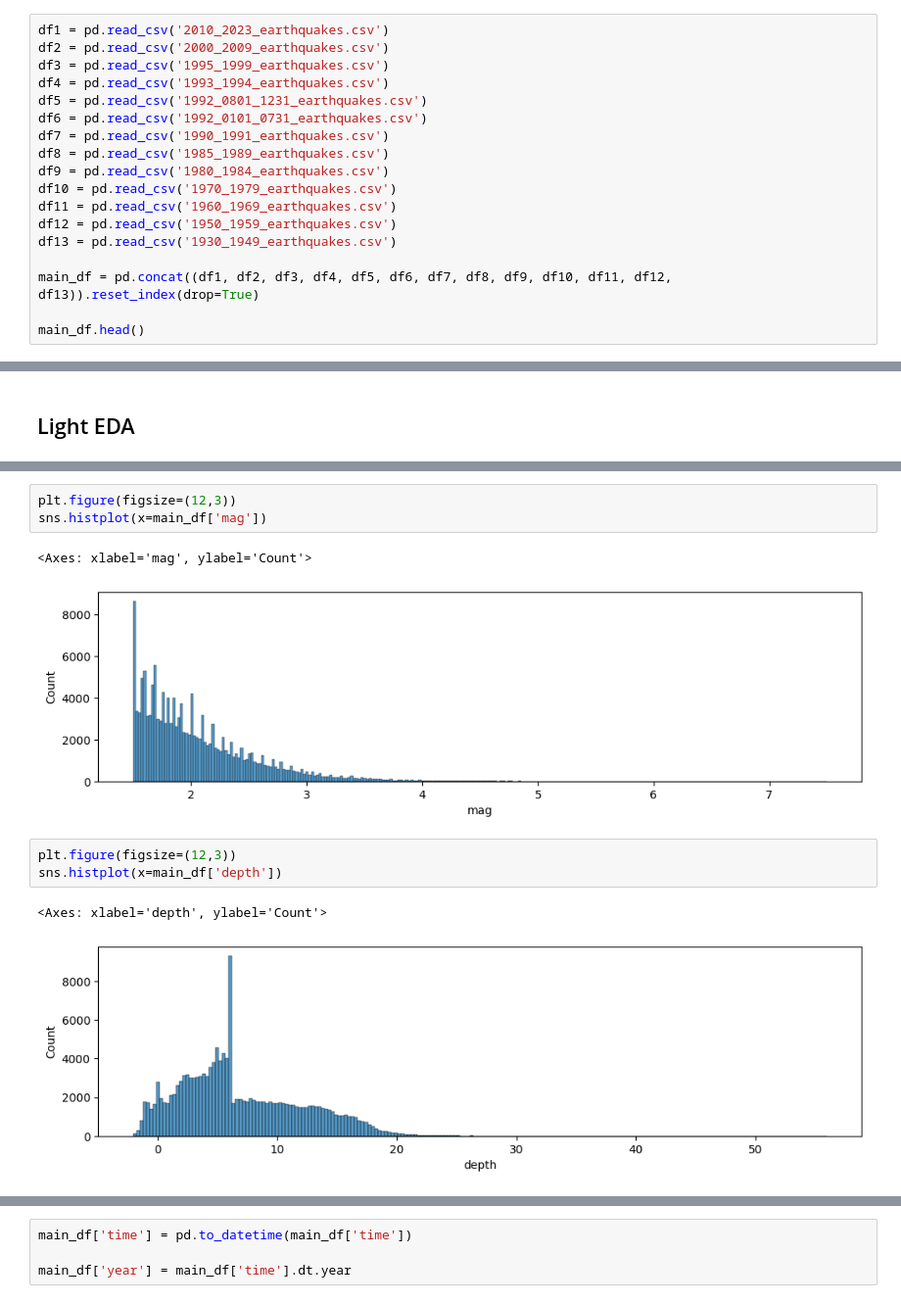
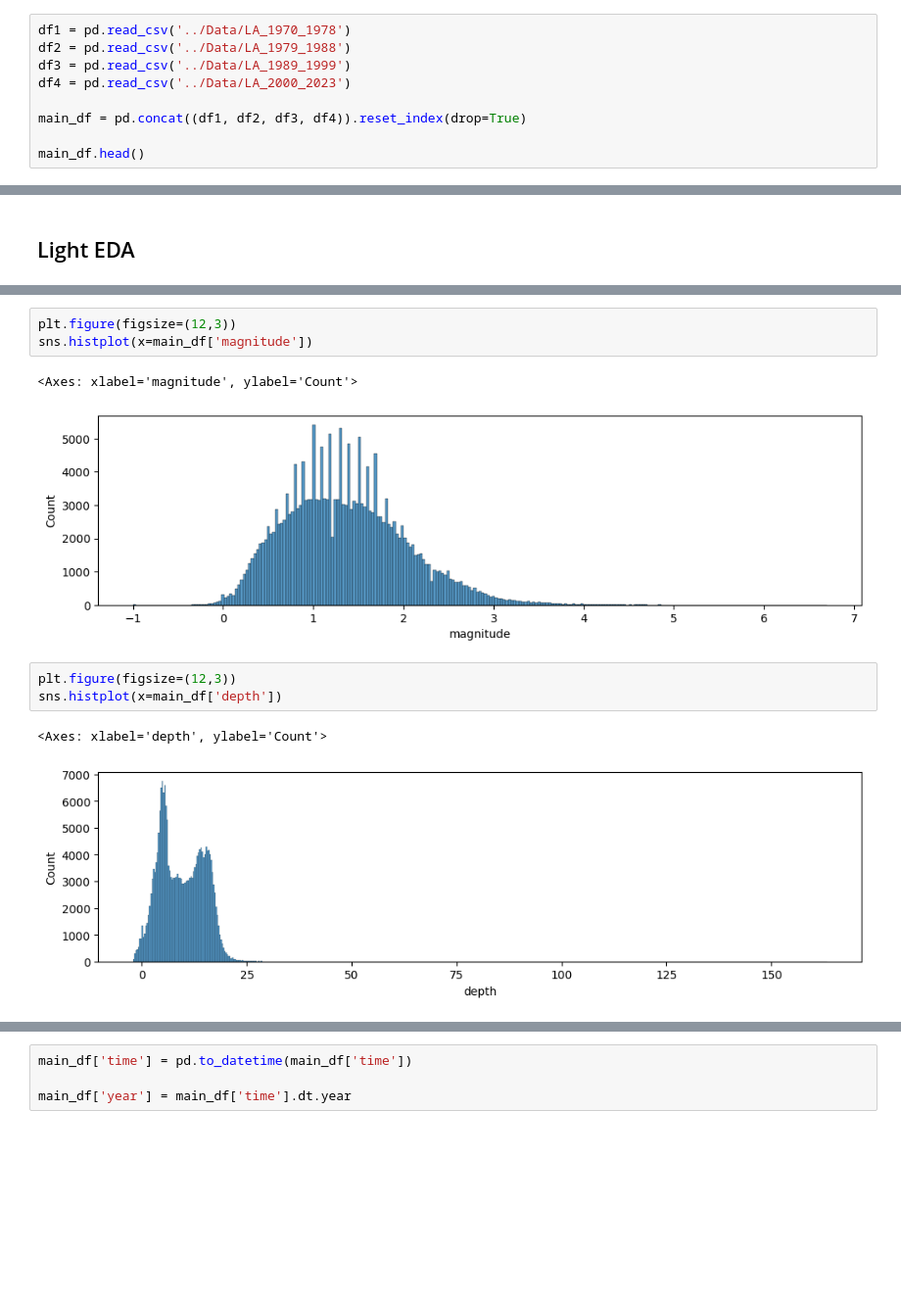
Before and after one commit to justinm329/Earthquake_Analysis, a Jupyter notebook: EDA_files/initial_EDA.ipynb, the cells around one changed output, grey strips where cells are left out. Shown: that part at 98% size. Drawn from its saved outputs; the diff is of its cells as text; blank space fills up the shorter version.

```diff
--- a/EDA_files/initial_EDA.ipynb
+++ b/EDA_files/initial_EDA.ipynb
@@ -7,21 +7,12 @@ import matplotlib.pyplot as plt
 %matplotlib inline
 import seaborn as sns
 # %%
-df1 = pd.read_csv('2010_2023_earthquakes.csv')
-df2 = pd.read_csv('2000_2009_earthquakes.csv')
-df3 = pd.read_csv('1995_1999_earthquakes.csv')
-df4 = pd.read_csv('1993_1994_earthquakes.csv')
-df5 = pd.read_csv('1992_0801_1231_earthquakes.csv')
-df6 = pd.read_csv('1992_0101_0731_earthquakes.csv')
-df7 = pd.read_csv('1990_1991_earthquakes.csv')
-df8 = pd.read_csv('1985_1989_earthquakes.csv')
-df9 = pd.read_csv('1980_1984_earthquakes.csv')
-df10 = pd.read_csv('1970_1979_earthquakes.csv')
-df11 = pd.read_csv('1960_1969_earthquakes.csv')
-df12 = pd.read_csv('1950_1959_earthquakes.csv')
-df13 = pd.read_csv('1930_1949_earthquakes.csv')
+df1 = pd.read_csv('../Data/LA_1970_1978')
+df2 = pd.read_csv('../Data/LA_1979_1988')
+df3 = pd.read_csv('../Data/LA_1989_1999')
+df4 = pd.read_csv('../Data/LA_2000_2023')
 
-main_df = pd.concat((df1, df2, df3, df4, df5, df6, df7, df8, df9, df10, df11, df12, df13)).reset_index(drop=True)
+main_df = pd.concat((df1, df2, df3, df4)).reset_index(drop=True)
 
 main_df.head()
 # %% [output]
@@ -110,13 +107,13 @@ main_df.head()
 # %%
 plt.figure(figsize=(12,3))
-sns.histplot(x=main_df['mag'])
+sns.histplot(x=main_df['magnitude'])
 # %% [output]
-<Axes: xlabel='mag', ylabel='Count'>
+<Axes: xlabel='magnitude', ylabel='Count'>
-[figure, old version]
+[figure, new version]
 # %%
 plt.figure(figsize=(12,3))
 sns.histplot(x=main_df['depth'])
 # %% [output]
 <Axes: xlabel='depth', ylabel='Count'>
-[figure, old version]
+[figure, new version]
 # %%
```
Also changed, not shown: parts of 18 cells of this notebook, 3 other files.
